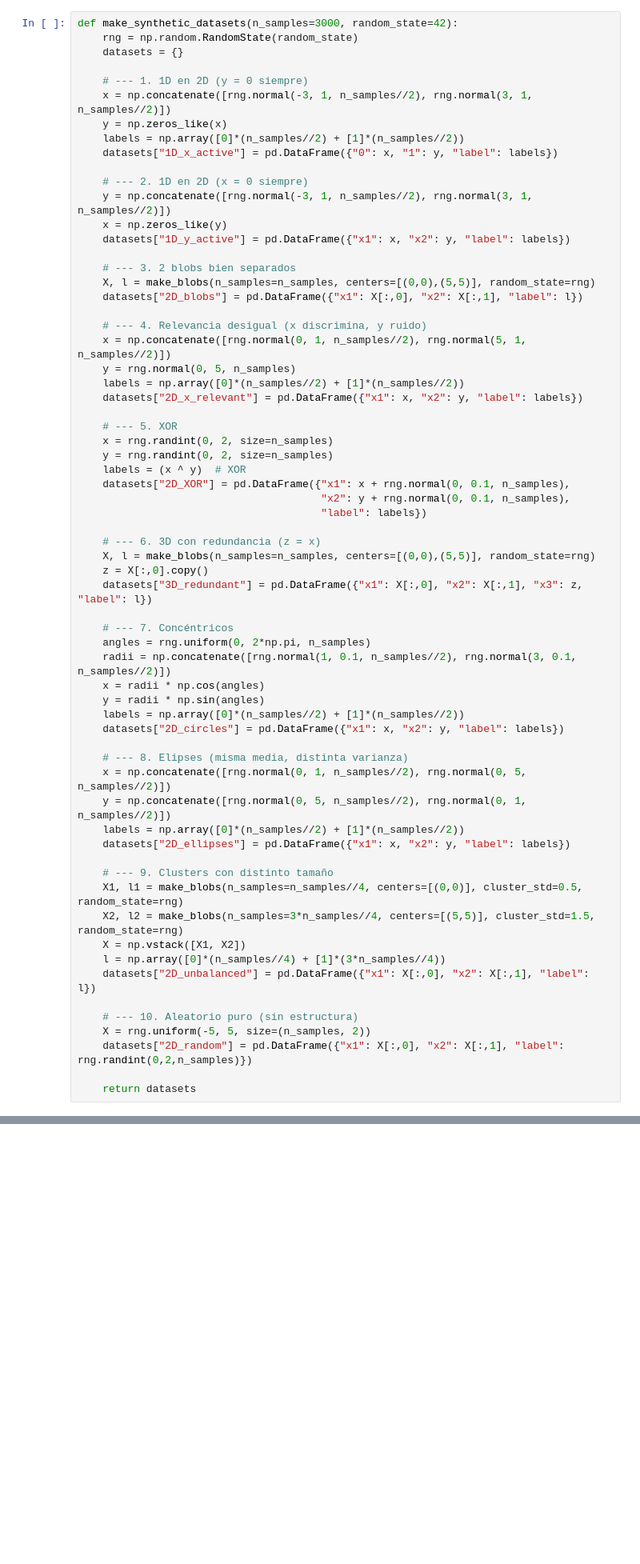
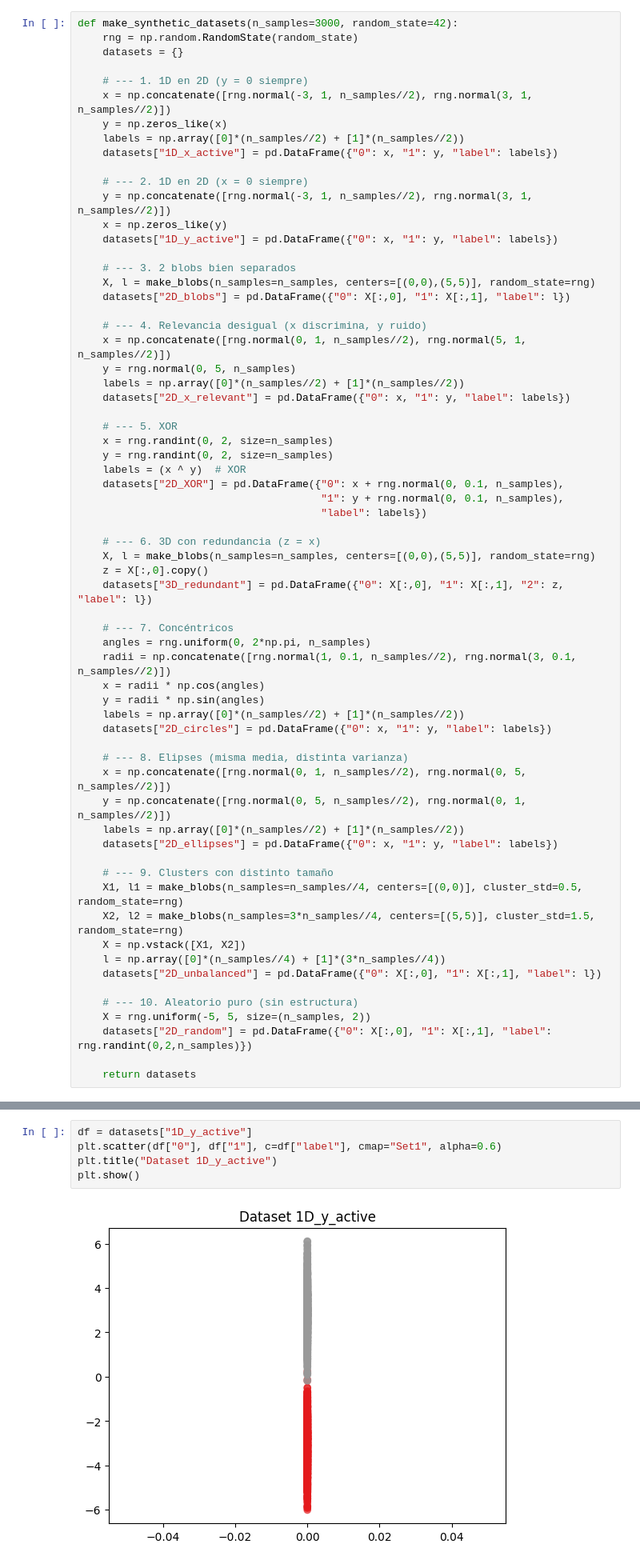
Before and after one commit to carmenlancho/FeatureSelection_Complexity, a Jupyter notebook: Notebooks/TrackingCentroides_Hostility.ipynb, the cells around one changed output, grey strips where cells are left out. Shown at 80% size. Saved outputs shown, nothing was run; the diff lists cells and outputs as text; blank space fills up the shorter version.

```diff
--- a/Notebooks/TrackingCentroides_Hostility.ipynb
+++ b/Notebooks/TrackingCentroides_Hostility.ipynb
@@ -146,30 +144,30 @@ def make_synthetic_datasets(n_samples=3000, random_state=42):
     # --- 2. 1D en 2D (x = 0 siempre)
     y = np.concatenate([rng.normal(-3, 1, n_samples//2), rng.normal(3, 1, n_samples//2)])
     x = np.zeros_like(y)
-    datasets["1D_y_active"] = pd.DataFrame({"x1": x, "x2": y, "label": labels})
+    datasets["1D_y_active"] = pd.DataFrame({"0": x, "1": y, "label": labels})
 
     # --- 3. 2 blobs bien separados
     X, l = make_blobs(n_samples=n_samples, centers=[(0,0),(5,5)], random_state=rng)
-    datasets["2D_blobs"] = pd.DataFrame({"x1": X[:,0], "x2": X[:,1], "label": l})
+    datasets["2D_blobs"] = pd.DataFrame({"0": X[:,0], "1": X[:,1], "label": l})
 
     # --- 4. Relevancia desigual (x discrimina, y ruido)
     x = np.concatenate([rng.normal(0, 1, n_samples//2), rng.normal(5, 1, n_samples//2)])
     y = rng.normal(0, 5, n_samples)
     labels = np.array([0]*(n_samples//2) + [1]*(n_samples//2))
-    datasets["2D_x_relevant"] = pd.DataFrame({"x1": x, "x2": y, "label": labels})
+    datasets["2D_x_relevant"] = pd.DataFrame({"0": x, "1": y, "label": labels})
 
     # --- 5. XOR
     x = rng.randint(0, 2, size=n_samples)
     y = rng.randint(0, 2, size=n_samples)
     labels = (x ^ y)  # XOR
-    datasets["2D_XOR"] = pd.DataFrame({"x1": x + rng.normal(0, 0.1, n_samples),
-                                       "x2": y + rng.normal(0, 0.1, n_samples),
+    datasets["2D_XOR"] = pd.DataFrame({"0": x + rng.normal(0, 0.1, n_samples),
+                                       "1": y + rng.normal(0, 0.1, n_samples),
                                        "label": labels})
 
     # --- 6. 3D con redundancia (z = x)
     X, l = make_blobs(n_samples=n_samples, centers=[(0,0),(5,5)], random_state=rng)
     z = X[:,0].copy()
-    datasets["3D_redundant"] = pd.DataFrame({"x1": X[:,0], "x2": X[:,1], "x3": z, "label": l})
+    datasets["3D_redundant"] = pd.DataFrame({"0": X[:,0], "1": X[:,1], "2": z, "label": l})
 
     # --- 7. Concéntricos
     angles = rng.uniform(0, 2*np.pi, n_samples)
@@ -177,24 +175,24 @@ def make_synthetic_datasets(n_samples=3000, random_state=42):
     x = radii * np.cos(angles)
     y = radii * np.sin(angles)
     labels = np.array([0]*(n_samples//2) + [1]*(n_samples//2))
-    datasets["2D_circles"] = pd.DataFrame({"x1": x, "x2": y, "label": labels})
+    datasets["2D_circles"] = pd.DataFrame({"0": x, "1": y, "label": labels})
 
     # --- 8. Elipses (misma media, distinta varianza)
     x = np.concatenate([rng.normal(0, 1, n_samples//2), rng.normal(0, 5, n_samples//2)])
     y = np.concatenate([rng.normal(0, 5, n_samples//2), rng.normal(0, 1, n_samples//2)])
     labels = np.array([0]*(n_samples//2) + [1]*(n_samples//2))
-    datasets["2D_ellipses"] = pd.DataFrame({"x1": x, "x2": y, "label": labels})
+    datasets["2D_ellipses"] = pd.DataFrame({"0": x, "1": y, "label": labels})
 
     # --- 9. Clusters con distinto tamaño
     X1, l1 = make_blobs(n_samples=n_samples//4, centers=[(0,0)], cluster_std=0.5, random_state=rng)
     X2, l2 = make_blobs(n_samples=3*n_samples//4, centers=[(5,5)], cluster_std=1.5, random_state=rng)
     X = np.vstack([X1, X2])
     l = np.array([0]*(n_samples//4) + [1]*(3*n_samples//4))
-    datasets["2D_unbalanced"] = pd.DataFrame({"x1": X[:,0], "x2": X[:,1], "label": l})
+    datasets["2D_unbalanced"] = pd.DataFrame({"0": X[:,0], "1": X[:,1], "label": l})
 
     # --- 10. Aleatorio puro (sin estructura)
     X = rng.uniform(-5, 5, size=(n_samples, 2))
-    datasets["2D_random"] = pd.DataFrame({"x1": X[:,0], "x2": X[:,1], "label": rng.randint(0,2,n_samples)})
+    datasets["2D_random"] = pd.DataFrame({"0": X[:,0], "1": X[:,1], "label": rng.randint(0,2,n_samples)})
 
     return datasets
 # %%
@@ -319,0 +267,7 @@ plot_scores_by_layer(resultados['list_scores_robust'], feature_cols, title="Robu
+# %%
+df = datasets["1D_y_active"]
+plt.scatter(df["0"], df["1"], c=df["label"], cmap="Set1", alpha=0.6)
+plt.title("Dataset 1D_y_active")
+plt.show()
+# %% [output]
+[figure, added]
```
Also changed, not shown: parts of 32 cells of this notebook.
